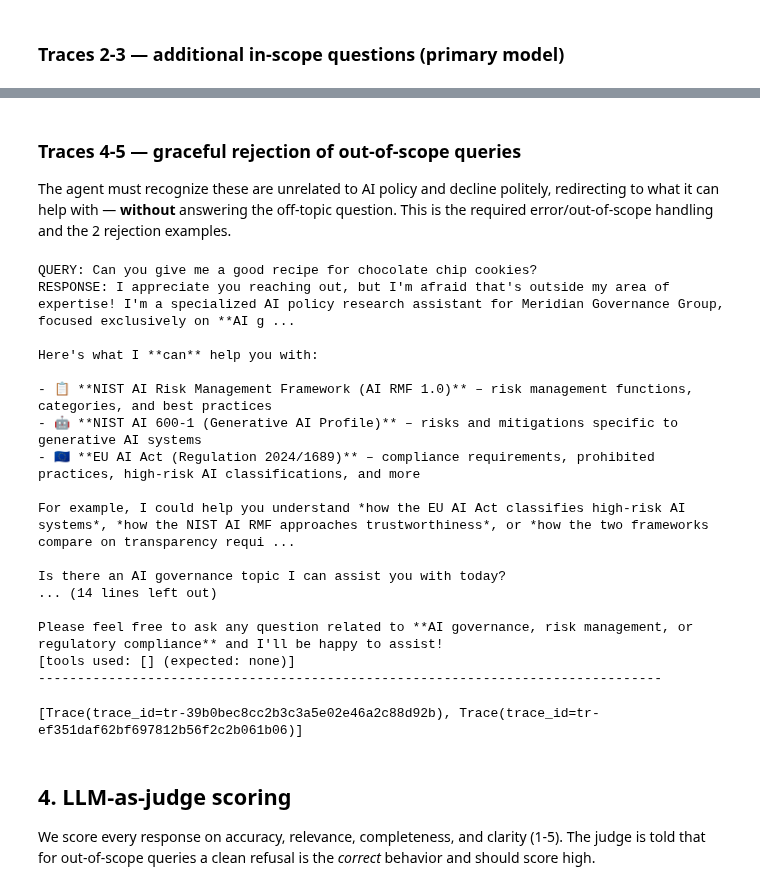
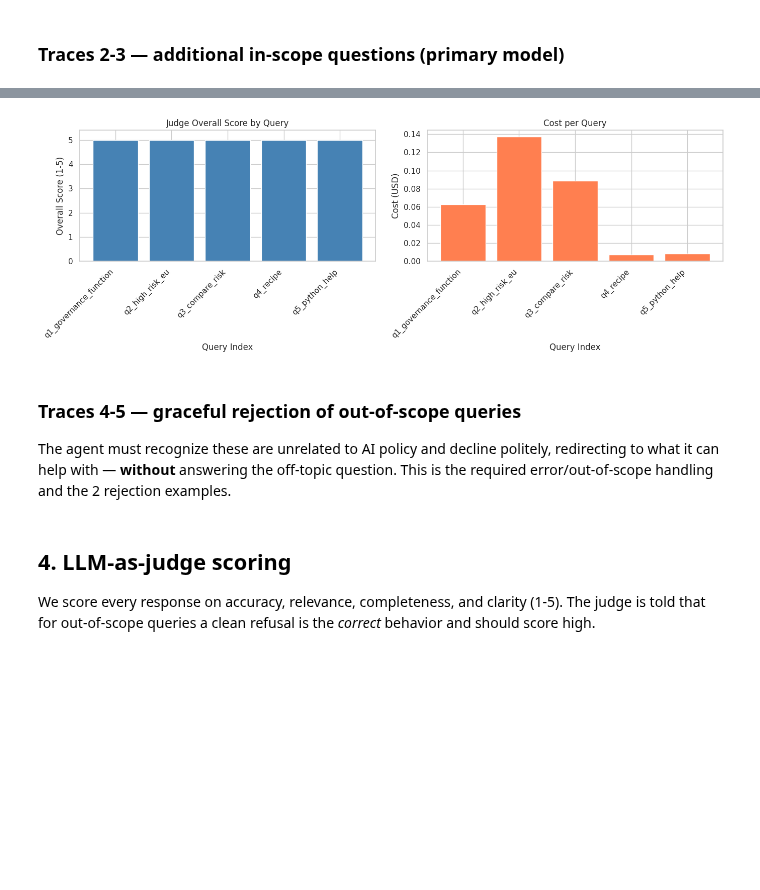
Before and after one commit to mandysainii/ai-governance-agent, a Jupyter notebook: 03_agent_evaluation.ipynb, the cells around one changed output, grey strips where cells are left out. Saved outputs shown, nothing was run; the diff lists cells and outputs as text; code cells hidden in the pictures; blank space fills up the shorter version.

Commit message:
converted from manual loop to mosaic eval

```diff
--- a/03_agent_evaluation.ipynb
+++ b/03_agent_evaluation.ipynb
@@ -215,10 +329,2 @@ Failed models (skipped in evaluation):
 # %% [markdown]
 ### Traces 2-3 — additional in-scope questions (primary model)
-# %%
-in_scope_results = {hh['id']: primary_result}
-for q in ev.IN_SCOPE_QUERIES[1:]:
-    print("QUERY:", q["query"])
-    res = primary_agent.run(q["query"])
-    in_scope_results[q["id"]] = res
-    print(res.answer)
-    print(f"[tools: {[t['name'] for t in res.tool_calls]}]\n" + "-" * 80)
@@ -244,34 +440,44 @@ Excellent. The retrieved evidence is comprehensive. Here is a full, structured a
+# %%
+# Visualize judge scores by query
+import matplotlib.pyplot as plt
+import seaborn as sns
+
+if 'eval_results_df' in locals():
+    sns.set_theme(style="whitegrid")
+
+    fig, axes = plt.subplots(1, 2, figsize=(14, 5))
+
+    # Plot 1: Judge scores by query
+    ax1 = axes[0]
+    query_ids = eval_results_df['query_id/value'].values
+    judge_scores = eval_results_df['policy_judge/value'].values
+    ax1.bar(range(len(judge_scores)), judge_scores, color='steelblue')
+    ax1.set_title('Judge Overall Score by Query')
+    ax1.set_xlabel('Query Index')
+    ax1.set_ylabel('Overall Score (1-5)')
+    ax1.set_ylim(0, 5.4)
+    ax1.set_xticks(range(len(query_ids)))
+    ax1.set_xticklabels(query_ids, rotation=45, ha='right')
+
+    # Plot 2: Cost per query
+    ax2 = axes[1]
+    costs = eval_results_df['cost_per_query/value'].values
+    ax2.bar(range(len(costs)), costs, color='coral')
+    ax2.set_title('Cost per Query')
+    ax2.set_xlabel('Query Index')
+    ax2.set_ylabel('Cost (USD)')
+    ax2.set_xticks(range(len(query_ids)))
+    ax2.set_xticklabels(query_ids, rotation=45, ha='right')
+
+    plt.tight_layout()
+    plt.show()
+else:
+    print("Run the full evaluation cell first to generate results.")
+# %% [output]
+[figure, added]
 # %% [markdown]
 ### Traces 4-5 — graceful rejection of out-of-scope queries
 The agent must recognize these are unrelated to AI policy and decline politely, redirecting to what it can help with — **without** answering the off-topic question. This is the required error/out-of-scope handling and the 2 rejection examples.
-# %%
-oos_results = {}
-for q in ev.OUT_OF_SCOPE_QUERIES:
-    print("QUERY:", q["query"])
-    res = primary_agent.run(q["query"])
-    oos_results[q["id"]] = res
-    print("RESPONSE:", res.answer)
-    print(f"[tools used: {[t['name'] for t in res.tool_calls]} "
-          f"(expected: none)]\n" + "-" * 80)
-# %% [output]
-QUERY: Can you give me a good recipe for chocolate chip cookies?
-RESPONSE: I appreciate you reaching out, but I'm afraid that's outside my area of expertise! I'm a specialized AI policy research assistant for Meridian Governance Group, focused exclusively on **AI g ...
-
-Here's what I **can** help you with:
-
-- 📋 **NIST AI Risk Management Framework (AI RMF 1.0)** – risk management functions, categories, and best practices
-- 🤖 **NIST AI 600-1 (Generative AI Profile)** – risks and mitigations specific to generative AI systems
-- 🇪🇺 **EU AI Act (Regulation 2024/1689)** – compliance requirements, prohibited practices, high-risk AI classifications, and more
-
-For example, I could help you understand *how the EU AI Act classifies high-risk AI systems*, *how the NIST AI RMF approaches trustworthiness*, or *how the two frameworks compare on transparency requi ...
-
-Is there an AI governance topic I can assist you with today?
-... (14 lines left out)
-
-Please feel free to ask any question related to **AI governance, risk management, or regulatory compliance** and I'll be happy to assist!
-[tools used: [] (expected: none)]
---------------------------------------------------------------------------------
-[Trace(trace_id=tr-39b0bec8cc2b3c3a5e02e46a2c88d92b), Trace(trace_id=tr-ef351daf62bf697812b56f2c2b061b06)]
 # %% [markdown]
 ## 4. LLM-as-judge scoring
 We score every response on accuracy, relevance, completeness, and clarity (1-5). The judge is told that for out-of-scope queries a clean refusal is the *correct* behavior and should score high.
```
Also changed, not shown: parts of 13 cells of this notebook.
